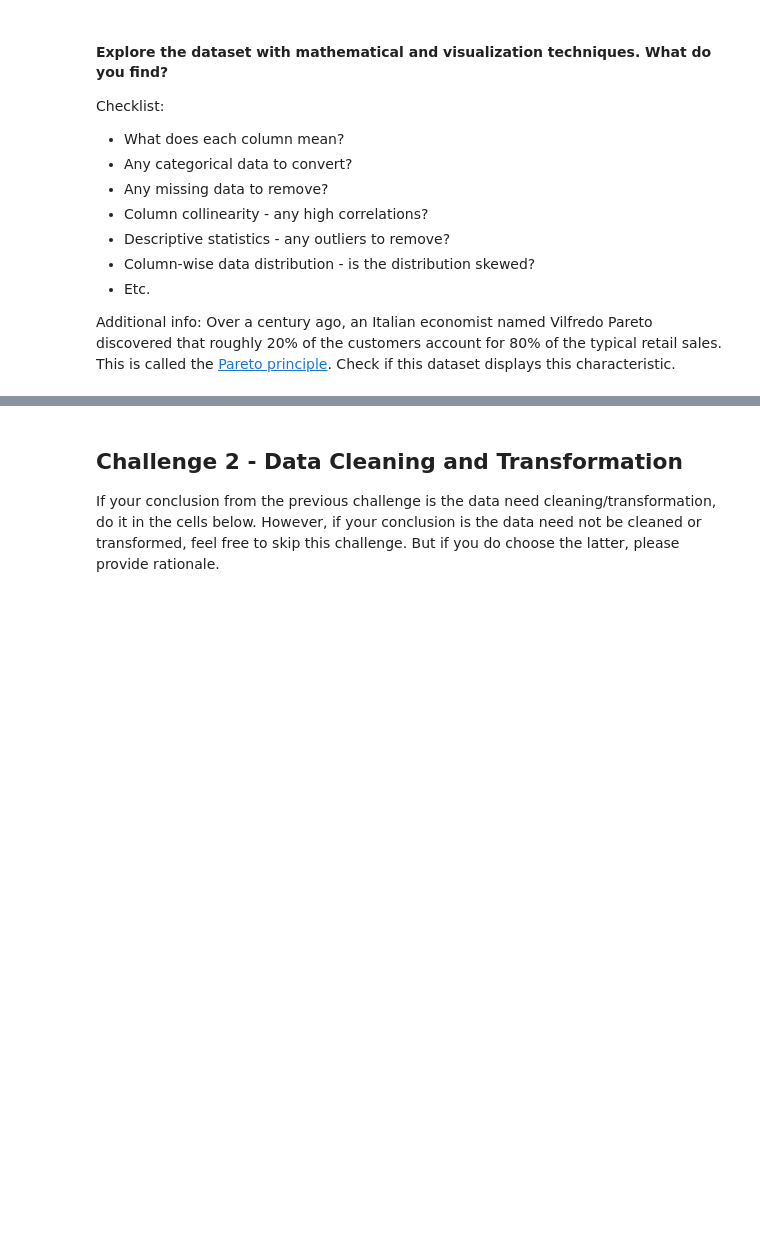
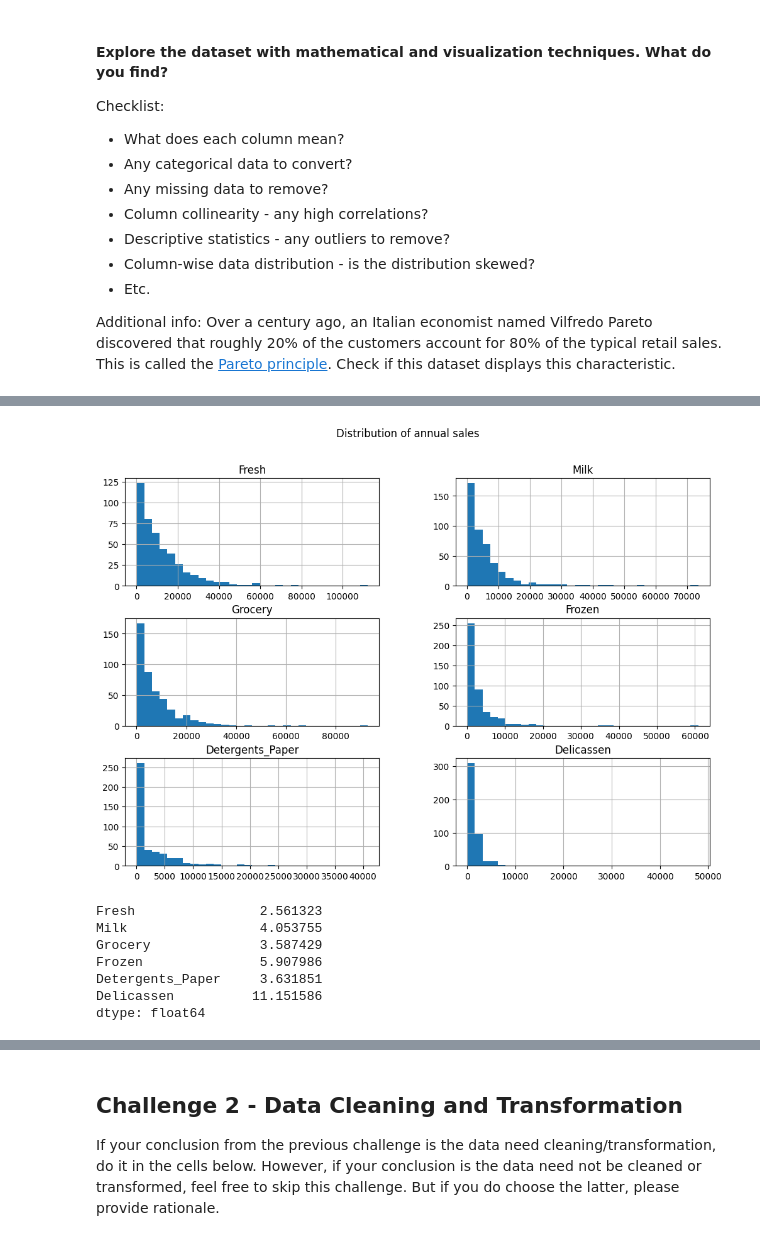
Before and after one commit to leonbts/lab-dsai-unsupervised-learning, a Jupyter notebook: your-code/main.ipynb, the cells around one changed output, grey strips where cells are left out. Drawn from its saved outputs; the diff is of its cells as text; code cells hidden in the pictures; blank space fills up the shorter version.

```diff
--- a/your-code/main.ipynb
+++ b/your-code/main.ipynb
@@ -51,0 +146,16 @@ Additional info: Over a century ago, an Italian economist named Vilfredo Pareto
+# %%
+customers_df[sales_cols].hist(bins=30, figsize=(12,8))
+plt.suptitle("Distribution of annual sales")
+plt.show()
+
+# Skewness values
+print(customers_df[sales_cols].skew())
+# %% [output]
+[figure, added]
+Fresh                2.561323
+Milk                 4.053755
+Grocery              3.587429
+Frozen               5.907986
+Detergents_Paper     3.631851
+Delicassen          11.151586
+dtype: float64
```
Also changed, not shown: parts of 43 cells of this notebook.
